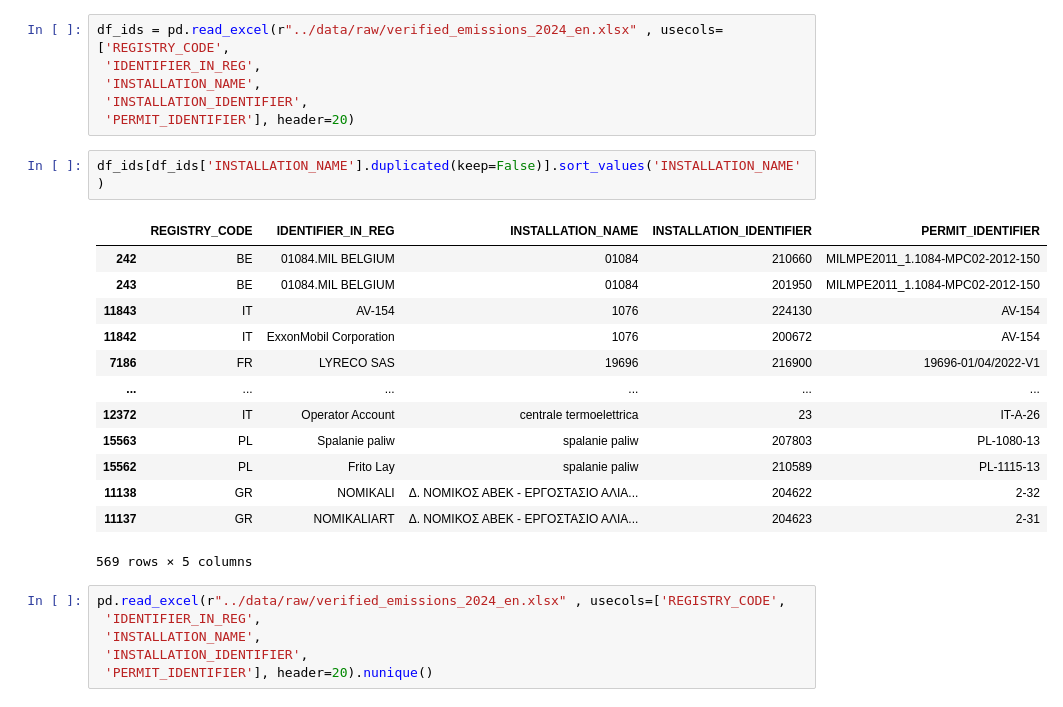
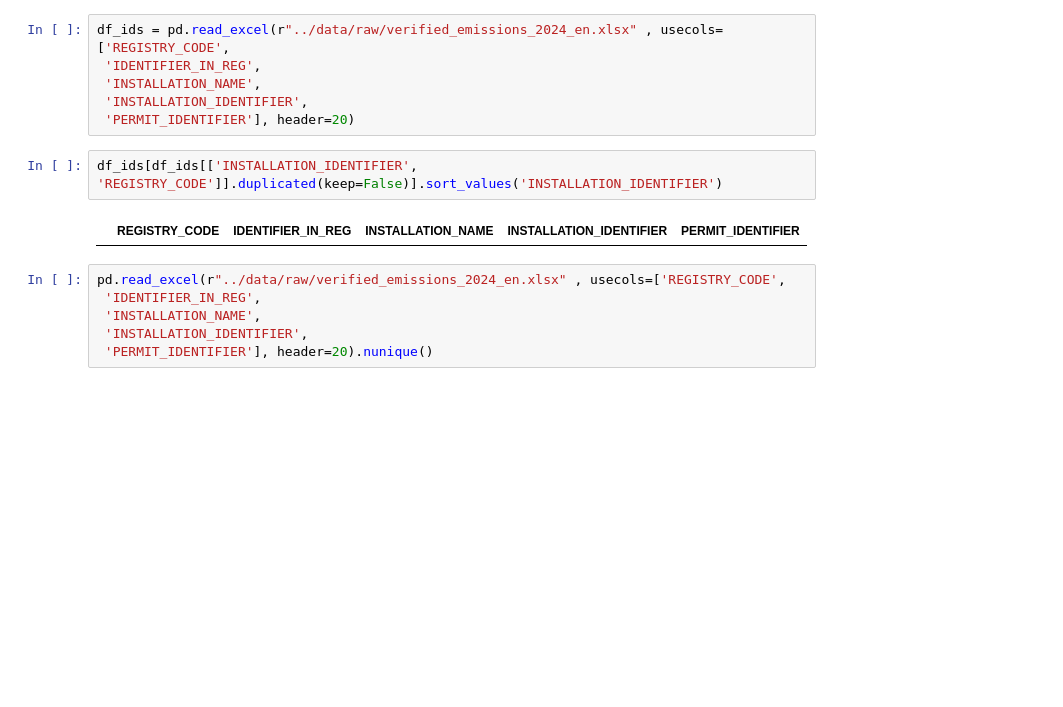
Before and after one commit to atr-tapia/ETS_repo, a Jupyter notebook: notebooks/union_registries_dfs.ipynb, the cells around one changed output. Cells and saved outputs as stored; diff of their text form; blank space fills up the shorter version.

```diff
--- a/notebooks/union_registries_dfs.ipynb
+++ b/notebooks/union_registries_dfs.ipynb
@@ -271,21 +305,9 @@ df_ids = pd.read_excel(r"../data/raw/verified_emissions_2024_en.xlsx" , usecols=
  'INSTALLATION_IDENTIFIER',
  'PERMIT_IDENTIFIER'], header=20)
 # %%
-df_ids[df_ids['INSTALLATION_NAME'].duplicated(keep=False)].sort_values('INSTALLATION_NAME')
+df_ids[df_ids[['INSTALLATION_IDENTIFIER', 'REGISTRY_CODE']].duplicated(keep=False)].sort_values('INSTALLATION_IDENTIFIER')
 # %% [output]
 |  | REGISTRY_CODE | IDENTIFIER_IN_REG | INSTALLATION_NAME | INSTALLATION_IDENTIFIER | PERMIT_IDENTIFIER |
-| 242 | BE | 01084.MIL BELGIUM | 01084 | 210660 | MILMPE2011_1.1084-MPC02-2012-150 |
-| 243 | BE | 01084.MIL BELGIUM | 01084 | 201950 | MILMPE2011_1.1084-MPC02-2012-150 |
-| 11843 | IT | AV-154 | 1076 | 224130 | AV-154 |
-| 11842 | IT | ExxonMobil Corporation | 1076 | 200672 | AV-154 |
-| 7186 | FR | LYRECO SAS | 19696 | 216900 | 19696-01/04/2022-V1 |
-| ... | ... | ... | ... | ... | ... |
-| 12372 | IT | Operator Account | centrale termoelettrica | 23 | IT-A-26 |
-| 15563 | PL | Spalanie paliw | spalanie paliw | 207803 | PL-1080-13 |
-| 15562 | PL | Frito Lay | spalanie paliw | 210589 | PL-1115-13 |
-| 11138 | GR | NOMIKALI | Δ. ΝΟΜΙΚΟΣ ΑΒΕΚ - ΕΡΓΟΣΤΑΣΙΟ ΑΛΙΑ... | 204622 | 2-32 |
-| 11137 | GR | NOMIKALIART | Δ. ΝΟΜΙΚΟΣ ΑΒΕΚ - ΕΡΓΟΣΤΑΣΙΟ ΑΛΙΑ... | 204623 | 2-31 |
-569 rows × 5 columns
 # %%
 pd.read_excel(r"../data/raw/verified_emissions_2024_en.xlsx" , usecols=['REGISTRY_CODE',
  'IDENTIFIER_IN_REG',
```
Also changed, not shown: parts of 14 cells of this notebook, 1 other file.
